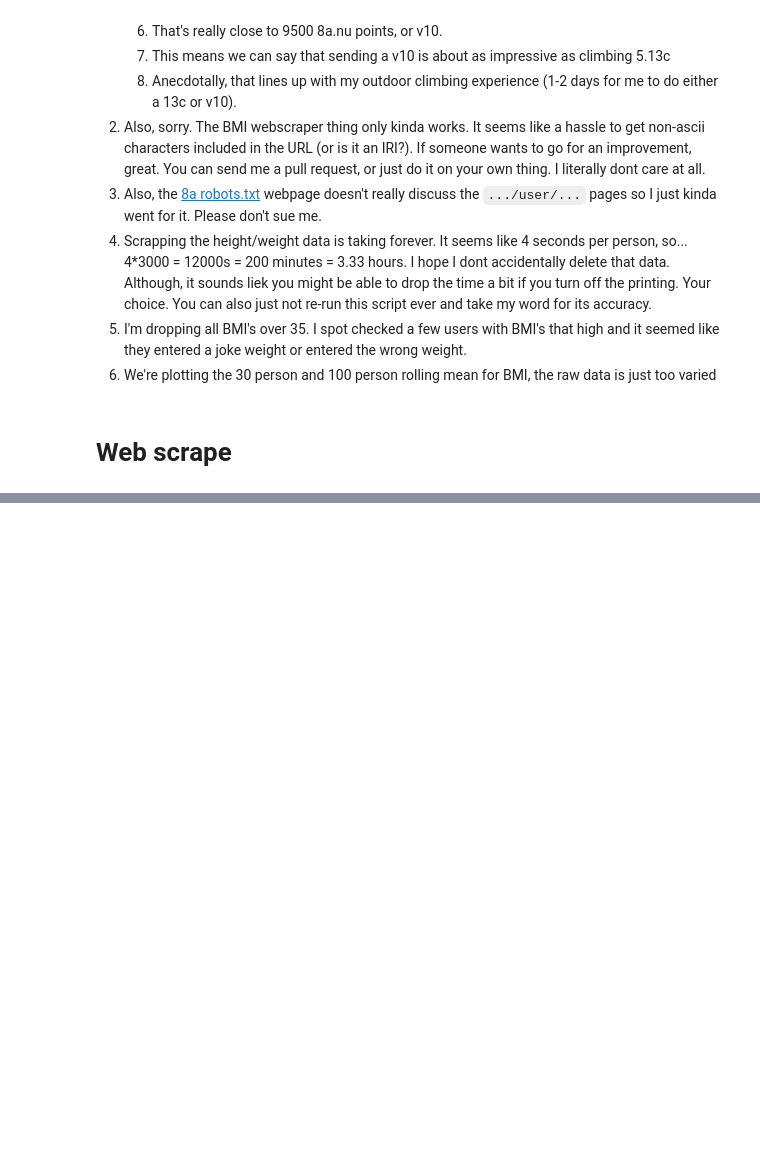
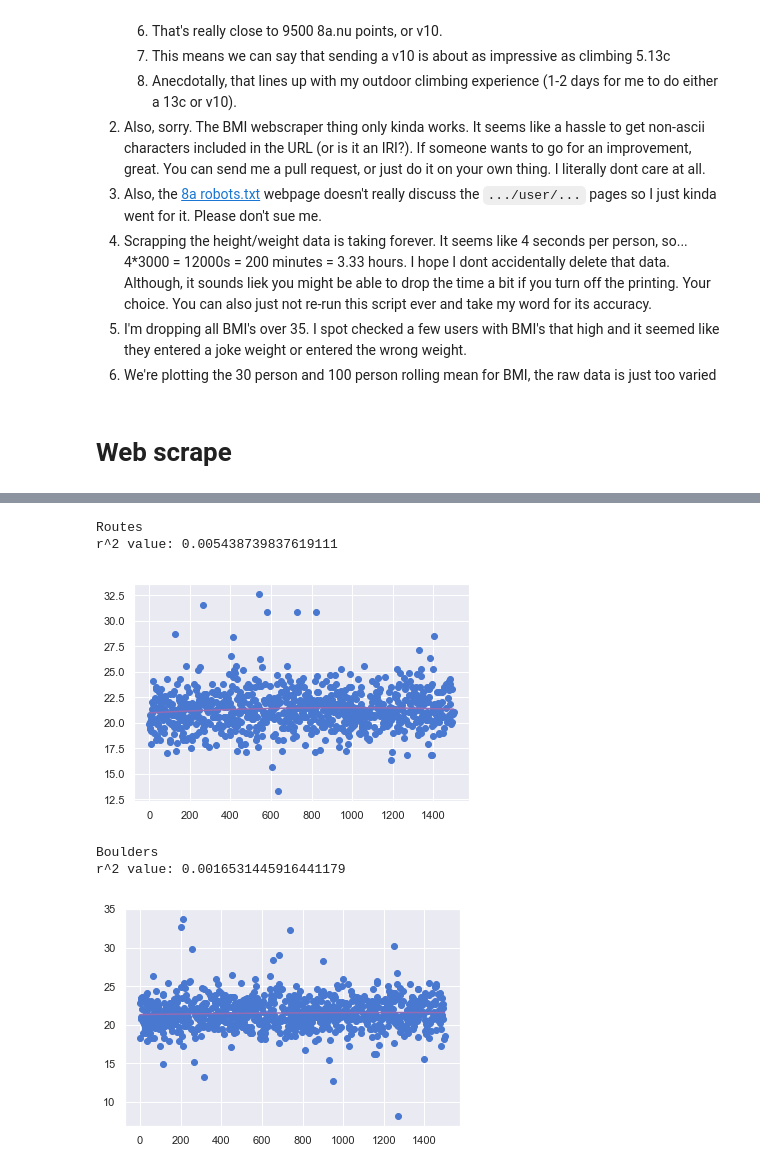
Before and after one commit to MasonCaiby/compare_grades, a Jupyter notebook: compare_grades.ipynb, the cells around one changed output, grey strips where cells are left out. Drawn from its saved outputs; the diff is of its cells as text; code cells hidden in the pictures; blank space fills up the shorter version.

```diff
--- a/compare_grades.ipynb
+++ b/compare_grades.ipynb
@@ -311,0 +393,34 @@ plot_url = plot(fig)
+# %%
+# but can we predict BMI from ranking? again, probably no
+def rank_to_bmi(df):
+    y = df['bmi']
+    x = df['ranking'].astype('int').values.reshape(-1, 1)
+    polynomial_features= PolynomialFeatures(degree=2)
+    x_poly = polynomial_features.fit_transform(x)
+    model = LinearRegression()
+    model.fit(x_poly, y)
+    y_poly_pred = model.predict(x_poly)
+
+    print('r^2 value:', r2_score(y, y_poly_pred))
+    plt.scatter(x, y)
+    plt.plot(x, y_poly_pred, color='m')
+    plt.show()
+
+# routes
+print('Routes')
+df = dfs['RankingRoute'].dropna(axis=0)
+rank_to_bmi(df)
+
+# boulder
+print('Boulders')
+df = dfs['Boulder'].dropna(axis=0)
+rank_to_bmi(df)
+
+# and thats a no, which is to be expected if you look at the charts below.
+# %% [output]
+Routes
+r^2 value: 0.005438739837619111
+[figure, added]
+Boulders
+r^2 value: 0.0016531445916441179
+[figure, added]
```
Also changed, not shown: parts of 4 cells of this notebook.
